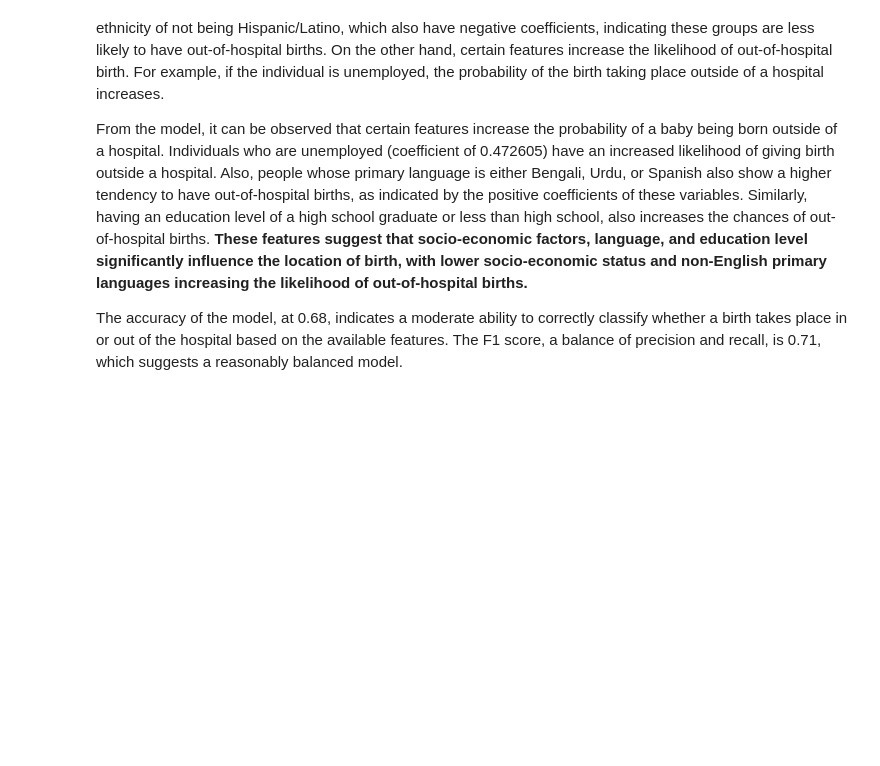
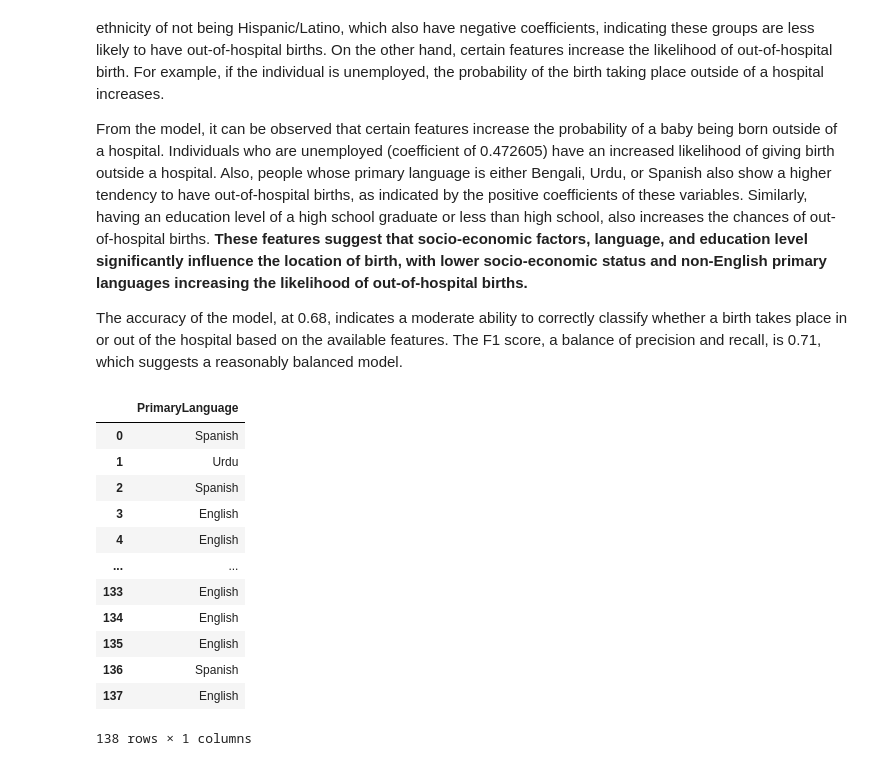
Before and after one commit to raphaelattias/BOOH, a Jupyter notebook: notebook.ipynb, the cells around one changed output. Cells and saved outputs as stored; diff of their text form; code cells hidden in the pictures; blank space fills up the shorter version.

```diff
--- a/notebook.ipynb
+++ b/notebook.ipynb
@@ -400,3 +409,19 @@ fig.show()
 
 # export to html
 pio.write_html(fig, file='feature_importance.html', auto_open=False)
+# %%
+df[variables_of_interest]
+# %% [output]
+|  | PrimaryLanguage |
+| 0 | Spanish |
+| 1 | Urdu |
+| 2 | Spanish |
+| 3 | English |
+| 4 | English |
+| ... | ... |
+| 133 | English |
+| 134 | English |
+| 135 | English |
+| 136 | Spanish |
+| 137 | English |
+138 rows × 1 columns
```
Also changed, not shown: parts of 4 cells of this notebook, 17 other files.
